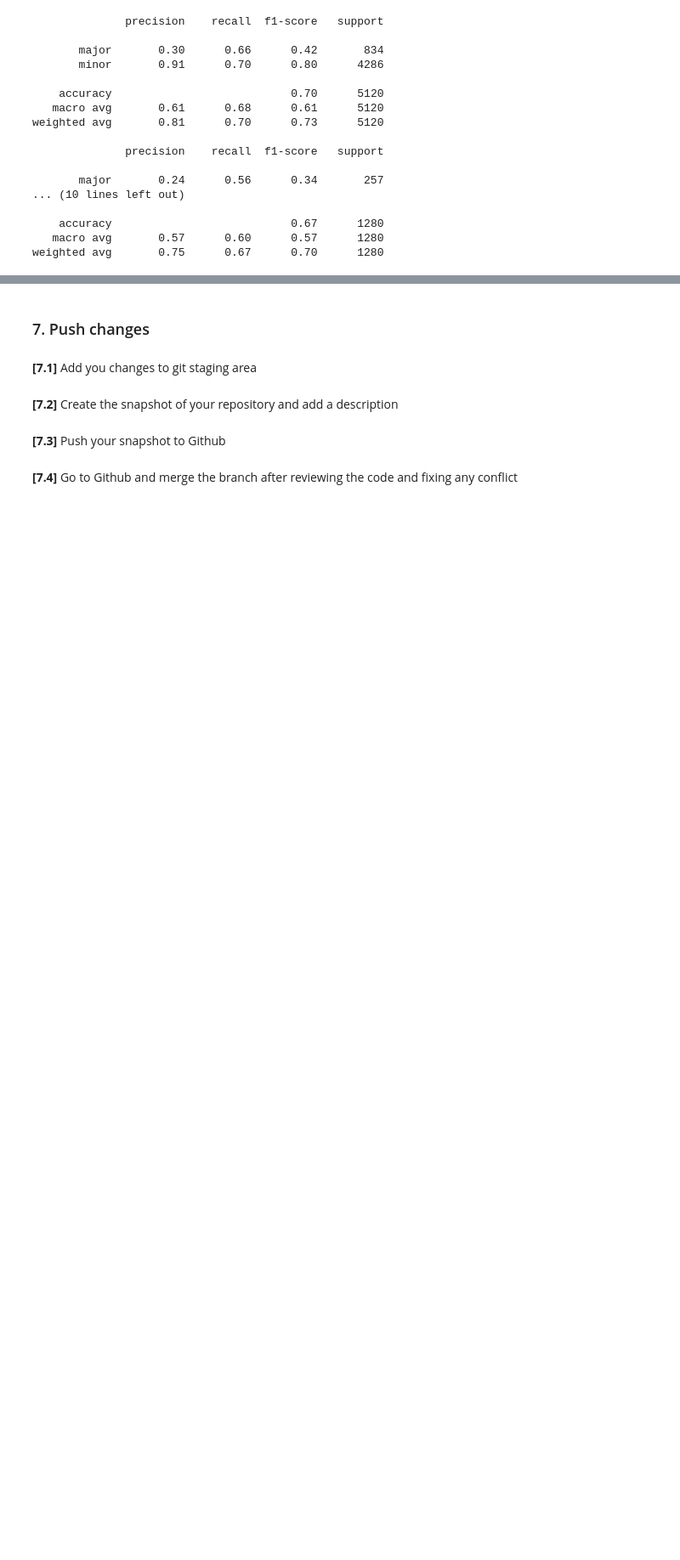
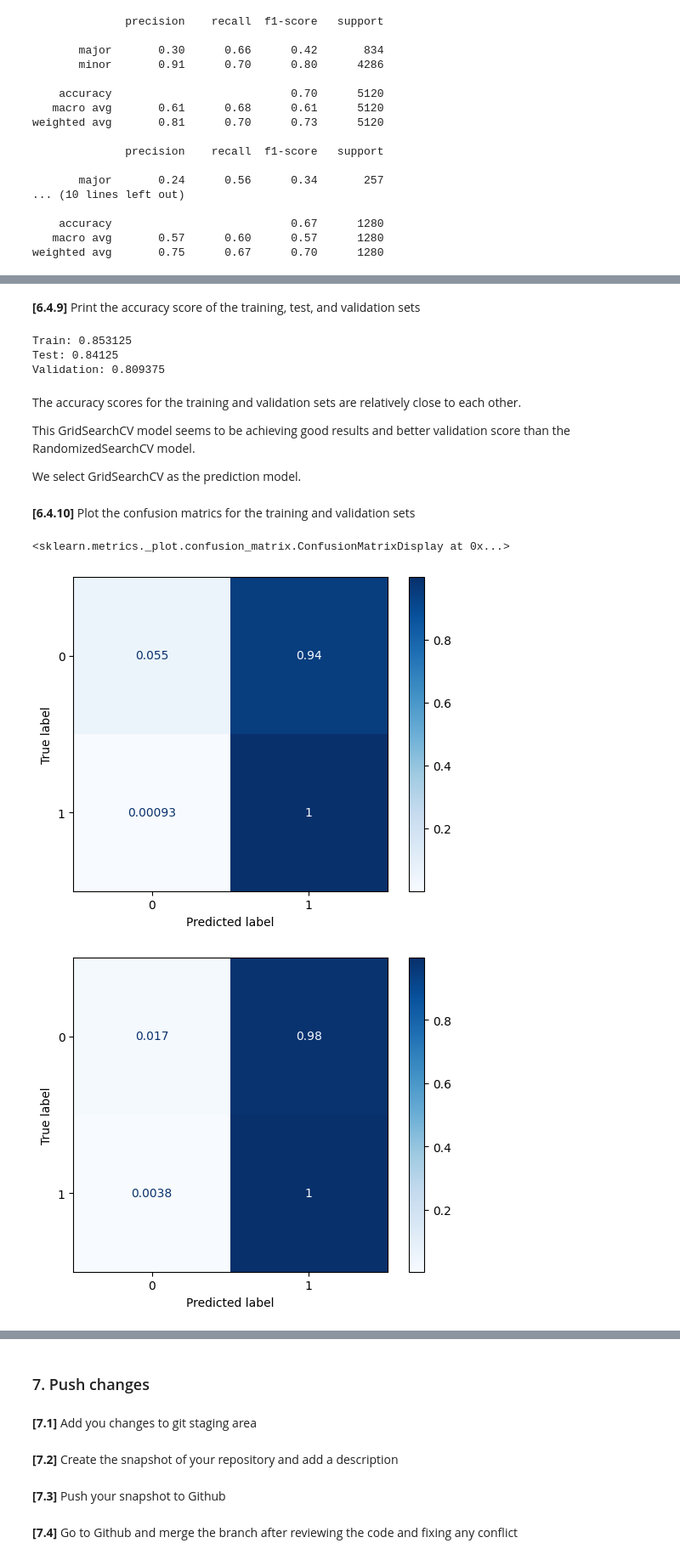
Before and after one commit to bonhxh/adv_dsi, a Jupyter notebook: notebooks/bonheur_sorn-49371-week2-5_nba_prediction.ipynb, the cells around one changed output, grey strips where cells are left out. Shown: that part at 85% size. Cells and saved outputs as stored; diff of their text form; code cells hidden in the pictures; blank space fills up the shorter version.

Commit message:
Add Random Forest model and prediction

```diff
--- a/notebooks/bonheur_sorn-49371-week2-5_nba_prediction.ipynb
+++ b/notebooks/bonheur_sorn-49371-week2-5_nba_prediction.ipynb
@@ -601,0 +662,6 @@ df.to_csv(f'../models/tree_{df_test_name}.csv', index=False)
+# %%
+hyperparams_dist = {
+    'n_estimators': randint(10, 100),
+    'max_depth': randint(5, 30),
+    'min_samples_leaf': randint(2, 20)
+}
@@ -601,0 +670,2 @@ df.to_csv(f'../models/tree_{df_test_name}.csv', index=False)
+# %%
+kf_cv = KFold(n_splits=5)
@@ -601,0 +674,2 @@ df.to_csv(f'../models/tree_{df_test_name}.csv', index=False)
+# %%
+random_search_rf = RandomizedSearchCV(rf, hyperparams_dist, random_state=8, cv=kf_cv, verbose=1)
@@ -601,0 +678,2 @@ df.to_csv(f'../models/tree_{df_test_name}.csv', index=False)
+# %%
+random_search_rf.fit(X_train, y_train)
@@ -601,0 +694,25 @@ df.to_csv(f'../models/tree_{df_test_name}.csv', index=False)
+# %% [markdown]
+**[6.4.9]** Print the accuracy score of the training, test, and validation sets
+# %%
+print("Train:", random_search_rf.score(X_train, y_train))
+print("Test:", random_search_rf.score(X_test, y_test))
+print("Validation:", random_search_rf.score(X_val, y_val))
+# %% [output]
+Train: 0.853125
+Test: 0.84125
+Validation: 0.809375
+# %% [markdown]
+The accuracy scores for the training and validation sets are relatively close to each other.
+
+This GridSearchCV model seems to be achieving good results and better validation score than the RandomizedSearchCV model.
+
+We select GridSearchCV as the prediction model.
+# %% [markdown]
+**[6.4.10]** Plot the confusion matrics for the training and validation sets
+# %%
+ConfusionMatrixDisplay.from_estimator(grid_search_rf, X_train, y_train, cmap=plt.cm.Blues, normalize='true')
+ConfusionMatrixDisplay.from_estimator(grid_search_rf, X_val, y_val, cmap=plt.cm.Blues, normalize='true')
+# %% [output]
+<sklearn.metrics._plot.confusion_matrix.ConfusionMatrixDisplay at 0x...>
+[figure, added]
+[figure, added]
```
Also changed, not shown: parts of 39 cells of this notebook, 1 other file.
